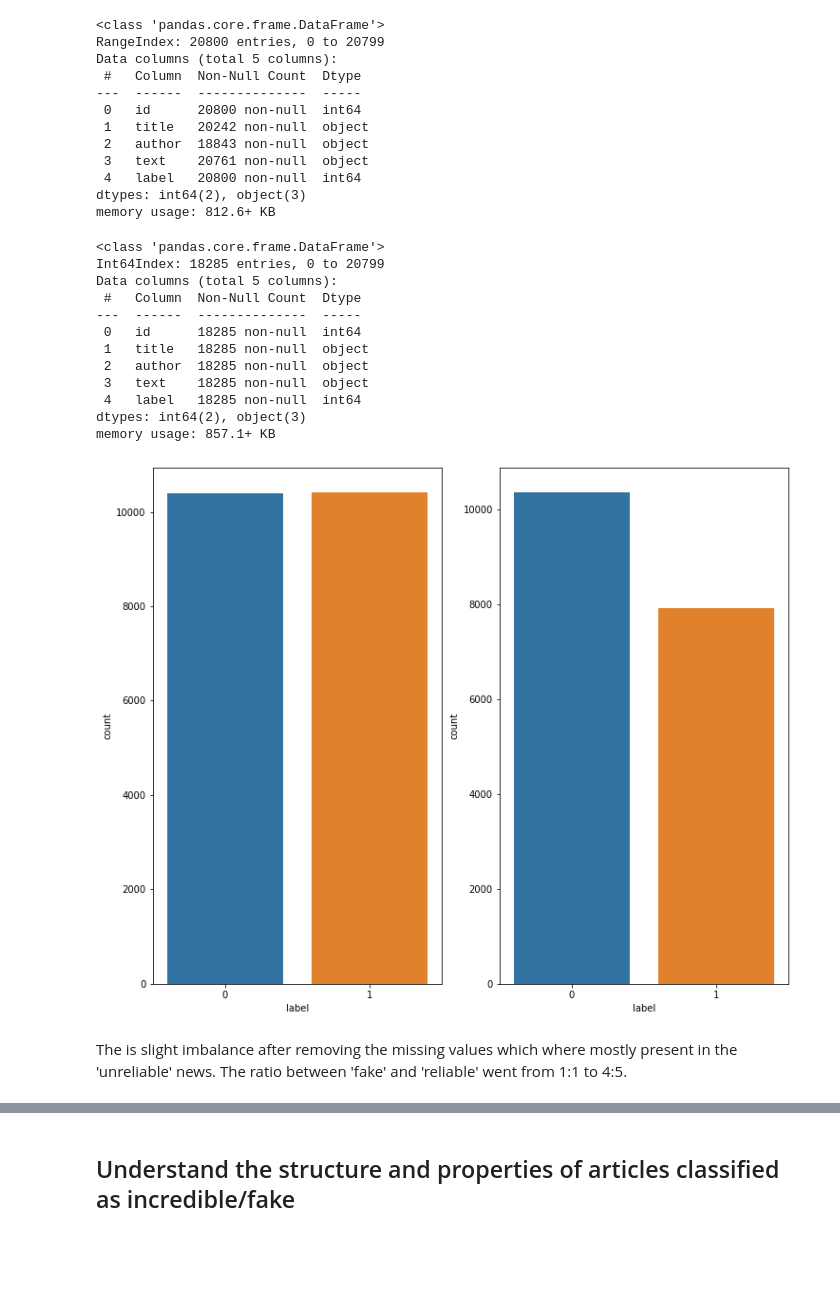
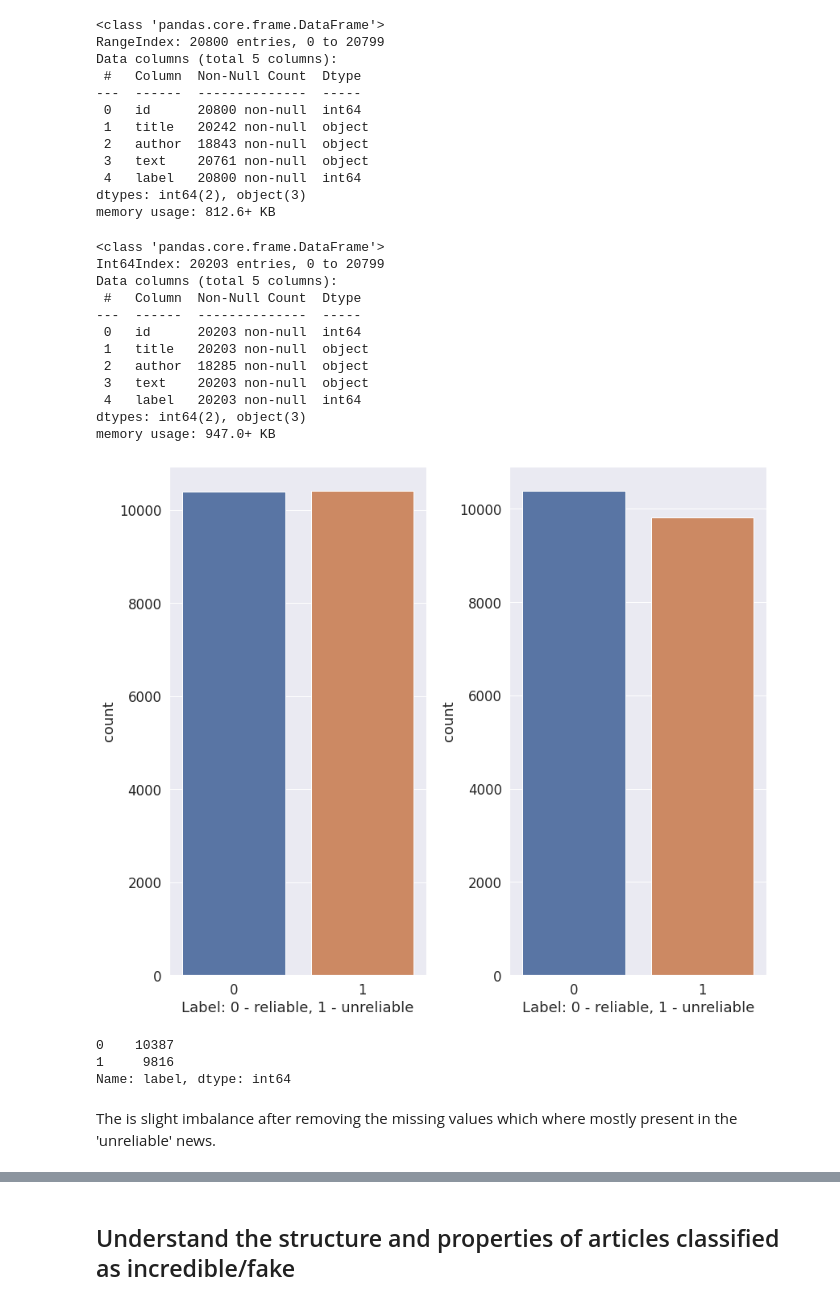
Before and after one commit to mediasittich/wwcode-hackathon-2022, a Jupyter notebook: notebooks/EDA_FakeNews_kaggle.ipynb, the cells around one changed output, grey strips where cells are left out. Saved outputs shown, nothing was run; the diff lists cells and outputs as text; code cells hidden in the pictures; blank space fills up the shorter version.

Commit message:
continue fake news characteristics analysis

```diff
--- a/notebooks/EDA_FakeNews_kaggle.ipynb
+++ b/notebooks/EDA_FakeNews_kaggle.ipynb
@@ -79,31 +224,41 @@ Data columns (total 5 columns):
 dtypes: int64(2), object(3)
 memory usage: 812.6+ KB
 # %%
-# Drop rows with missing data
-fn_train_no_na = fn_train.dropna(axis=0, how="any")
+# Drop rows with missing data in columns title or text
+fn_train_no_na = fn_train.dropna(subset=['title', 'text'], axis=0, how="any")
 fn_train_no_na.info()
 # %% [output]
 <class 'pandas.core.frame.DataFrame'>
-Int64Index: 18285 entries, 0 to 20799
+Int64Index: 20203 entries, 0 to 20799
 Data columns (total 5 columns):
  #   Column  Non-Null Count  Dtype
 ---  ------  --------------  -----
- 0   id      18285 non-null  int64
- 1   title   18285 non-null  object
+ 0   id      20203 non-null  int64
+ 1   title   20203 non-null  object
  2   author  18285 non-null  object
- 3   text    18285 non-null  object
- 4   label   18285 non-null  int64
+ 3   text    20203 non-null  object
+ 4   label   20203 non-null  int64
 dtypes: int64(2), object(3)
-memory usage: 857.1+ KB
+memory usage: 947.0+ KB
 # %%
 # Check for class balance
 fig, (ax1, ax2) = plt.subplots(ncols=2)
 sns.countplot(x="label", data=fn_train, ax=ax1)
 sns.countplot(x="label", data=fn_train_no_na, ax=ax2)
+ax1.set(xlabel='Label: 0 - reliable, 1 - unreliable')
+ax2.set(xlabel='Label: 0 - reliable, 1 - unreliable')
+fig.tight_layout()
 plt.show()
 # %% [output]
-[figure, old version]
+[figure, new version]
+# %%
+# Number of articles in each category after removing missing values
+fn_train_no_na['label'].value_counts()
+# %% [output]
+0    10387
+1     9816
+Name: label, dtype: int64
 # %% [markdown]
-The is slight imbalance after removing the missing values which where mostly present in the 'unreliable' news. The ratio between 'fake' and 'reliable' went from 1:1 to 4:5.
+The is slight imbalance after removing the missing values which where mostly present in the 'unreliable' news.
 # %%
 # Continue to work without missing data rows
```
Also changed, not shown: parts of 77 cells of this notebook, 1 other file.
